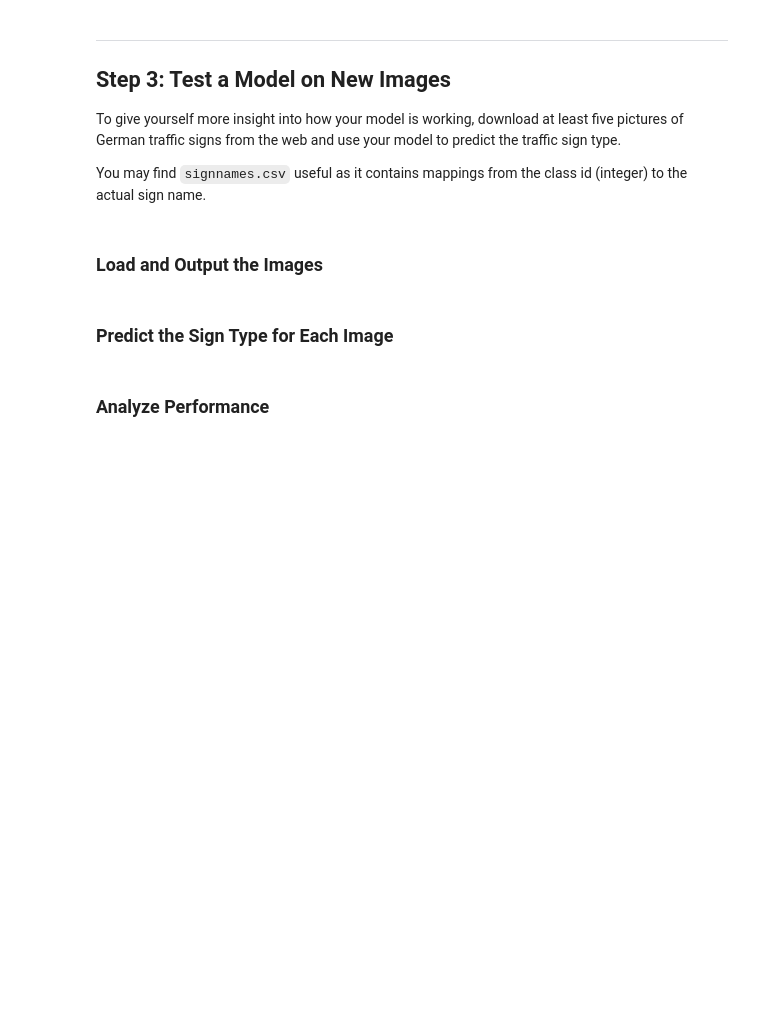
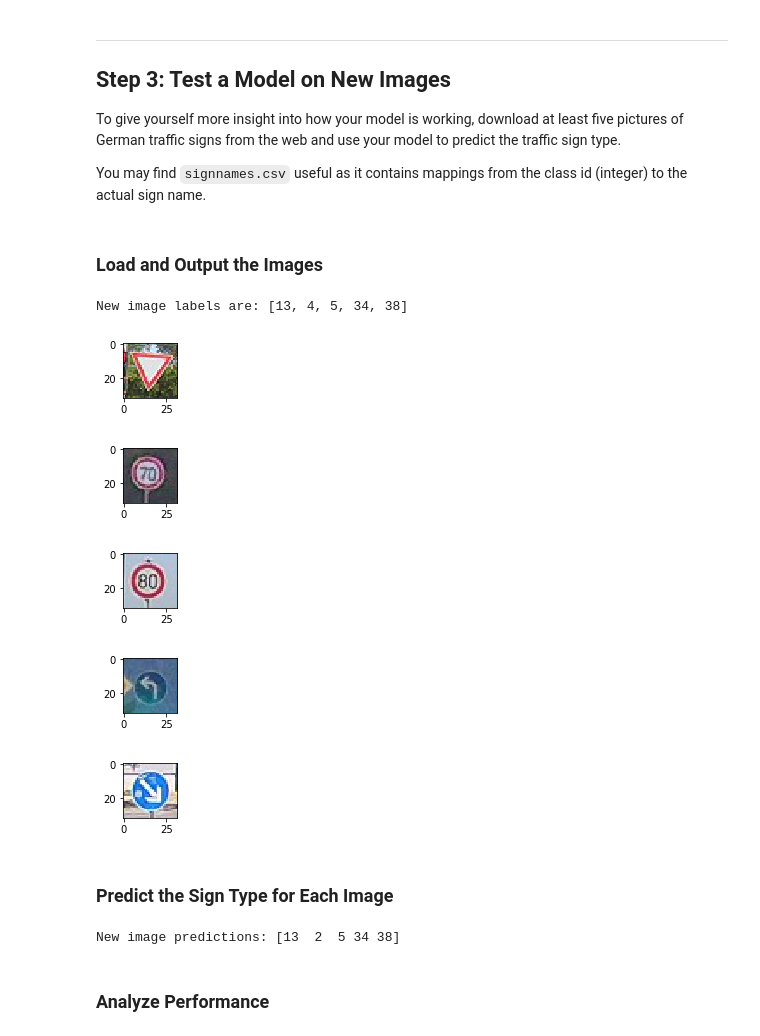
Before and after one commit to bodetc/CarND-Traffic-Sign-Classifier-Project, a Jupyter notebook: Traffic_Sign_Classifier.ipynb, the cells around one changed output. Saved outputs shown, nothing was run; the diff lists cells and outputs as text; code cells hidden in the pictures; blank space fills up the shorter version.

```diff
--- a/Traffic_Sign_Classifier.ipynb
+++ b/Traffic_Sign_Classifier.ipynb
@@ -283,0 +304,31 @@ Elapsed time: 155.63394284248352
+# %%
+# Do the actual training
+
+import time
+
+start = time.time()
+
+with tf.Session() as sess:
+    sess.run(tf.global_variables_initializer())
+    num_examples = len(X_train)
+
+    print("Training...")
+    print()
+    for i in range(EPOCHS):
+        X_train, y_train = shuffle(X_train, y_train)
+        for offset in range(0, num_examples, BATCH_SIZE):
+            end = offset + BATCH_SIZE
+            batch_x, batch_y = X_train[offset:end], y_train[offset:end]
+            sess.run(training_operation, feed_dict={x: batch_x, y: batch_y, keep_prob: .8})
+
+        validation_accuracy = evaluate(X_valid, y_valid)
+        training_accuracy = evaluate(X_train, y_train)
+        print("EPOCH {} ...".format(i + 1))
+        print("Training Accuracy = {:.3f}".format(training_accuracy))
+        print("Validation Accuracy = {:.3f}".format(validation_accuracy))
+        print()
+
+    saver.save(sess, './lenet')
+    print("Model saved")
+
+print('Elapsed time:', time.time() - start)
@@ -297,2 +374,21 @@ You may find `signnames.csv` useful as it contains mappings from the class id (i
+# %%
+### Load the images and plot them here.
+X_new = []
+y_new=[13, 4, 5, 34, 38]
+print("New image labels are:", y_new)
+for i in range(0,5):
+    image = Image.open('test_images/test'+str(i+1)+'.jpg')
+    plt.figure(figsize=(1, 1))
+    plt.imshow(image, cmap="gray")
+    X_new.append(np.array(image))
+
+X_new, y_new = preprocess(X_new, y_new)
+# %% [output]
+New image labels are: [13, 4, 5, 34, 38]
+[figure, added]
+[figure, added]
+[figure, added]
+[figure, added]
+[figure, added]
 # %% [markdown]
 ### Predict the Sign Type for Each Image
@@ -303,2 +395,11 @@ You may find `signnames.csv` useful as it contains mappings from the class id (i
+# %%
+### Run the predictions here and use the model to output the prediction for each image.
+with tf.Session() as sess:
+    saver.restore(sess, './lenet')
+
+    prediction = sess.run(tf.argmax(logits, 1), feed_dict={x: X_new, y: y_new, keep_prob: 1.})
+    print("New image predictions:", prediction)
+# %% [output]
+New image predictions: [13  2  5 34 38]
 # %% [markdown]
 ### Analyze Performance
```
Also changed, not shown: parts of 15 cells of this notebook.
